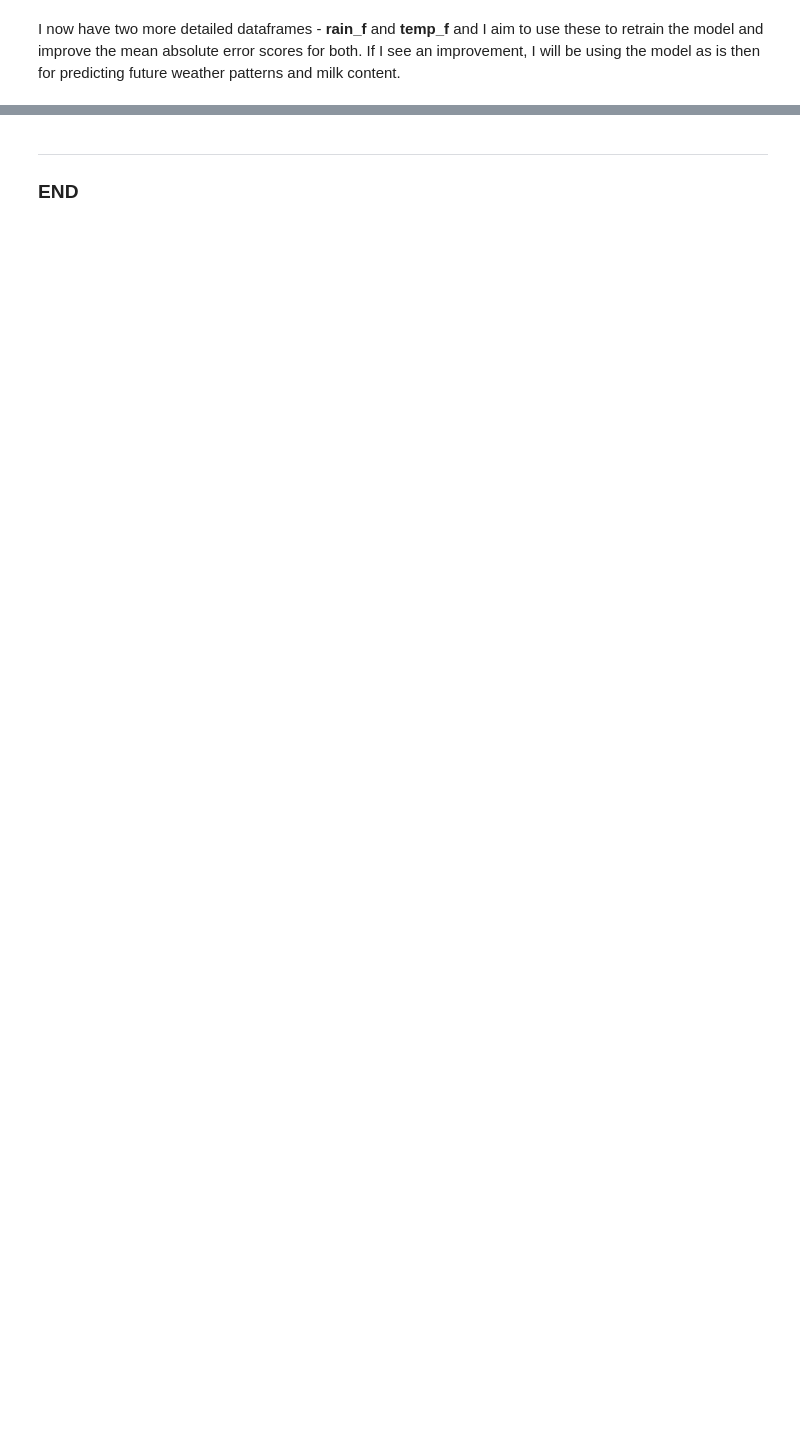
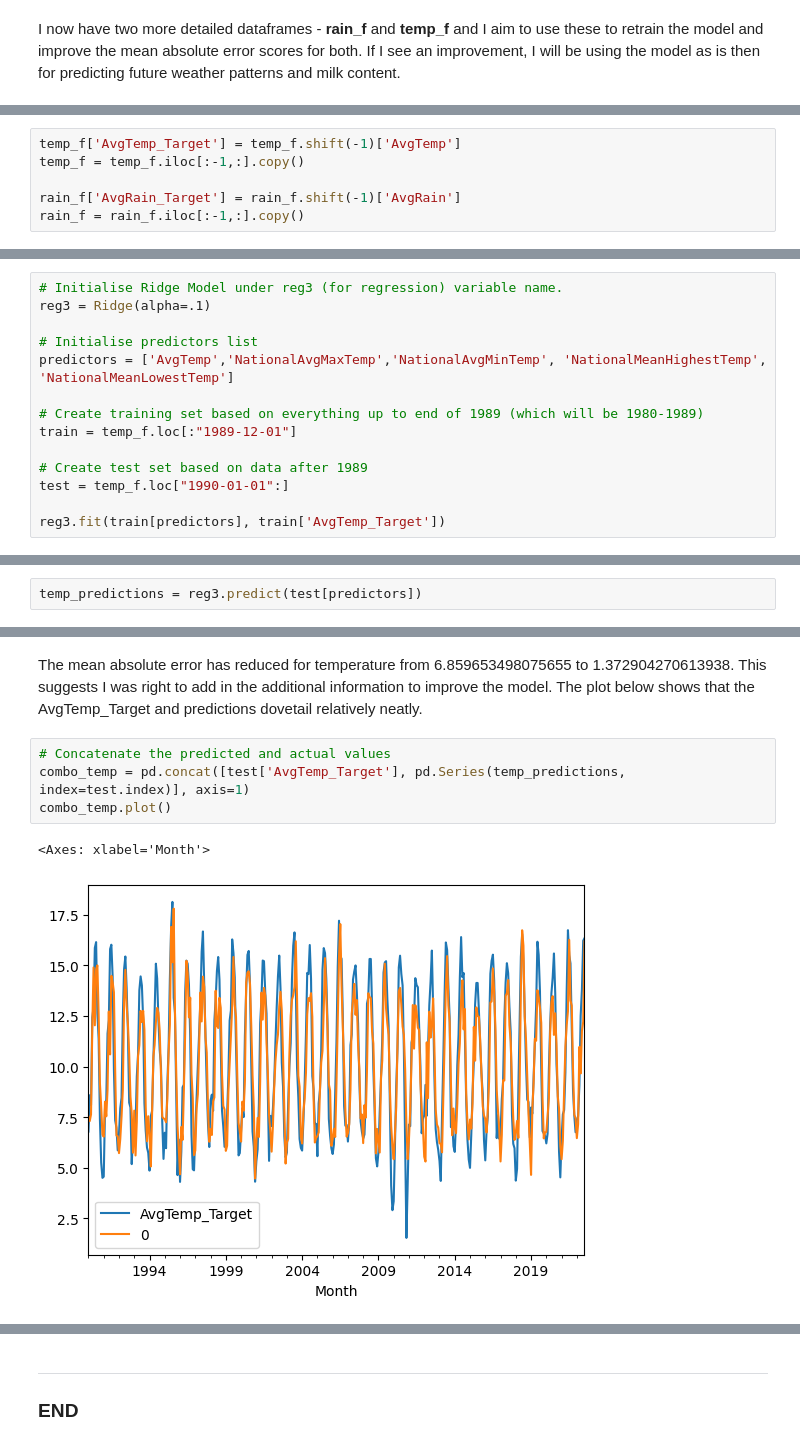
Before and after one commit to turps-pc90/PfDA_Assignment, a Jupyter notebook: PfDA_Assignment.ipynb, the cells around one changed output, grey strips where cells are left out. Saved outputs shown, nothing was run; the diff lists cells and outputs as text; blank space fills up the shorter version.

```diff
--- a/PfDA_Assignment.ipynb
+++ b/PfDA_Assignment.ipynb
@@ -1084,0 +1117,6 @@ I now have two more detailed dataframes - **rain_f** and **temp_f** and I aim to
+# %%
+temp_f['AvgTemp_Target'] = temp_f.shift(-1)['AvgTemp']
+temp_f = temp_f.iloc[:-1,:].copy()
+
+rain_f['AvgRain_Target'] = rain_f.shift(-1)['AvgRain']
+rain_f = rain_f.iloc[:-1,:].copy()
@@ -1084,0 +1165,14 @@ I now have two more detailed dataframes - **rain_f** and **temp_f** and I aim to
+# %%
+# Initialise Ridge Model under reg3 (for regression) variable name.
+reg3 = Ridge(alpha=.1)
+
+# Initialise predictors list
+predictors = ['AvgTemp','NationalAvgMaxTemp','NationalAvgMinTemp', 'NationalMeanHighestTemp', 'NationalMeanLowestTemp']
+
+# Create training set based on everything up to end of 1989 (which will be 1980-1989)
+train = temp_f.loc[:"1989-12-01"]
+
+# Create test set based on data after 1989
+test = temp_f.loc["1990-01-01":]
+
+reg3.fit(train[predictors], train['AvgTemp_Target'])
@@ -1084,0 +1181,2 @@ I now have two more detailed dataframes - **rain_f** and **temp_f** and I aim to
+# %%
+temp_predictions = reg3.predict(test[predictors])
@@ -1084,0 +1188,9 @@ I now have two more detailed dataframes - **rain_f** and **temp_f** and I aim to
+# %% [markdown]
+The mean absolute error has reduced for temperature from 6.859653498075655 to 1.372904270613938. This suggests I was right to add in the additional information to improve the model. The plot below shows that the AvgTemp_Target and predictions dovetail relatively neatly.
+# %%
+# Concatenate the predicted and actual values
+combo_temp = pd.concat([test['AvgTemp_Target'], pd.Series(temp_predictions, index=test.index)], axis=1)
+combo_temp.plot()
+# %% [output]
+<Axes: xlabel='Month'>
+[figure, added]
```
Also changed, not shown: parts of 23 cells of this notebook, 1 other file.
